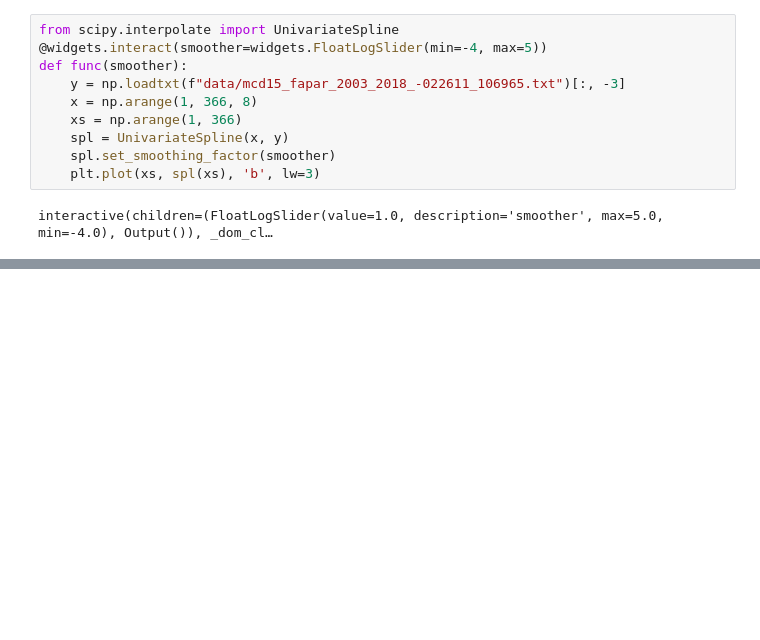
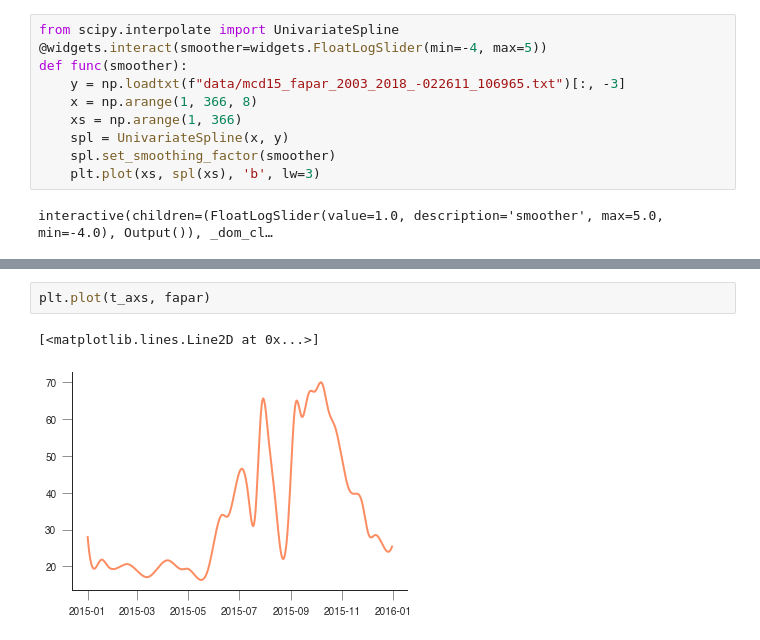
Before and after one commit to jgomezdans/accra_wkshp, a Jupyter notebook: 03-Production_Efficiency_Modelling.ipynb, the cells around one changed output, grey strips where cells are left out. Drawn from its saved outputs; the diff is of its cells as text; blank space fills up the shorter version.

```diff
--- a/03-Production_Efficiency_Modelling.ipynb
+++ b/03-Production_Efficiency_Modelling.ipynb
@@ -168,0 +207,5 @@ interactive(children=(FloatLogSlider(value=1.0, description='smoother', max=5.0,
+# %%
+plt.plot(t_axs, fapar)
+# %% [output]
+[<matplotlib.lines.Line2D at 0x...>]
+[figure, added]
```
Also changed, not shown: parts of 2 cells of this notebook.
